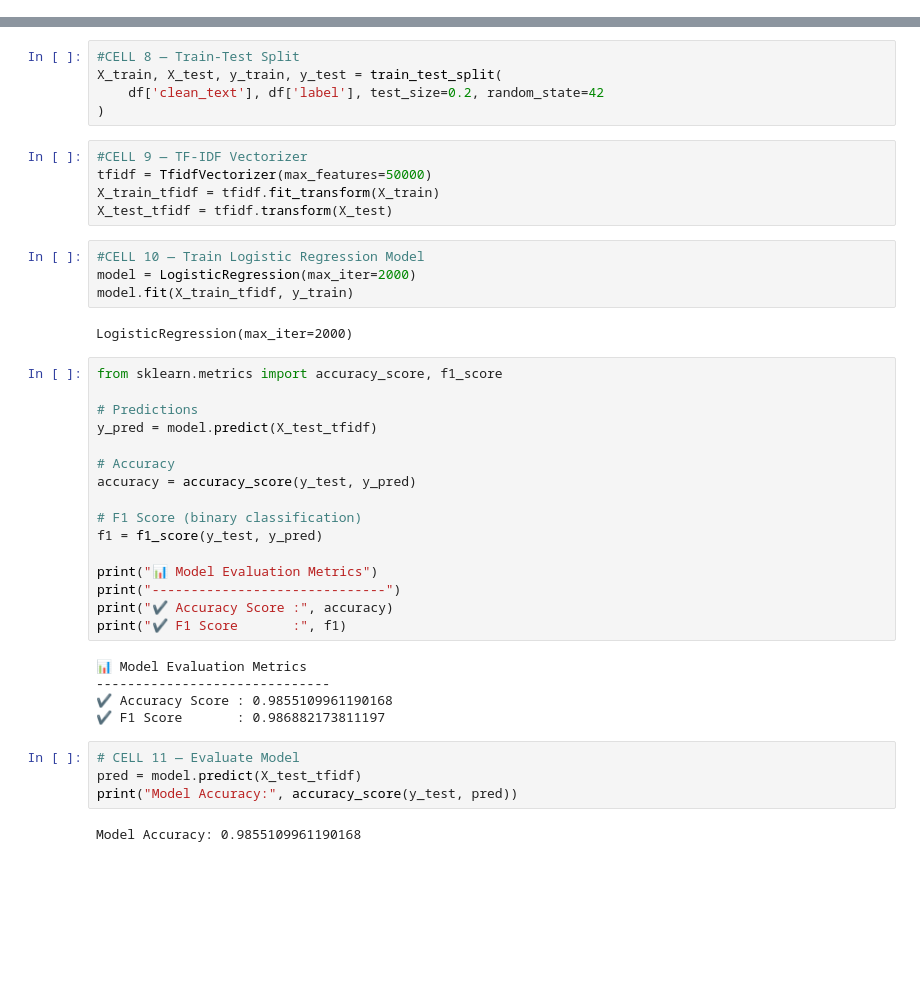
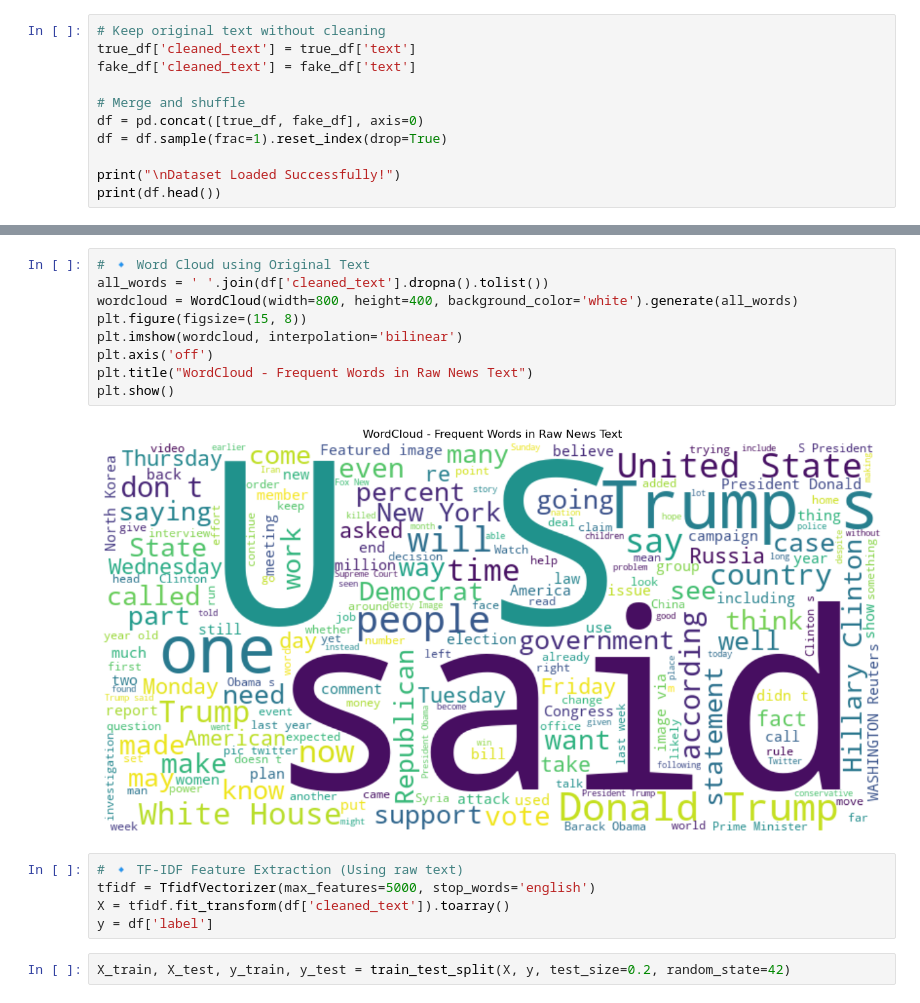
Before and after one commit to AquibAftab/Fake-News-Prediction, a Jupyter notebook: Fake_News_Detection.ipynb, the cells around one changed output, grey strips where cells are left out. Drawn from its saved outputs; the diff is of its cells as text; blank space fills up the shorter version.

```diff
--- a/Fake_News_Detection.ipynb
+++ b/Fake_News_Detection.ipynb
@@ -92,0 +21,11 @@ df[['text', 'clean_text']].head()
+# %%
+# Keep original text without cleaning
+true_df['cleaned_text'] = true_df['text']
+fake_df['cleaned_text'] = fake_df['text']
+
+# Merge and shuffle
+df = pd.concat([true_df, fake_df], axis=0)
+df = df.sample(frac=1).reset_index(drop=True)
+
+print("\nDataset Loaded Successfully!")
+print(df.head())
@@ -93,43 +50,18 @@ df[['text', 'clean_text']].head()
+# %%
+# 🔹 Word Cloud using Original Text
+all_words = ' '.join(df['cleaned_text'].dropna().tolist())
+wordcloud = WordCloud(width=800, height=400, background_color='white').generate(all_words)
+plt.figure(figsize=(15, 8))
+plt.imshow(wordcloud, interpolation='bilinear')
+plt.axis('off')
+plt.title("WordCloud - Frequent Words in Raw News Text")
+plt.show()
+# %% [output]
+[figure, added]
+# %%
+# 🔹 TF-IDF Feature Extraction (Using raw text)
+tfidf = TfidfVectorizer(max_features=5000, stop_words='english')
+X = tfidf.fit_transform(df['cleaned_text']).toarray()
+y = df['label']
 # %%
-#CELL 8 — Train-Test Split
-X_train, X_test, y_train, y_test = train_test_split(
-    df['clean_text'], df['label'], test_size=0.2, random_state=42
-)
+X_train, X_test, y_train, y_test = train_test_split(X, y, test_size=0.2, random_state=42)
-# %%
-#CELL 9 — TF-IDF Vectorizer
-tfidf = TfidfVectorizer(max_features=50000)
-X_train_tfidf = tfidf.fit_transform(X_train)
-X_test_tfidf = tfidf.transform(X_test)
-# %%
-#CELL 10 — Train Logistic Regression Model
-model = LogisticRegression(max_iter=2000)
-model.fit(X_train_tfidf, y_train)
-# %% [output]
-LogisticRegression(max_iter=2000)
-# %%
-from sklearn.metrics import accuracy_score, f1_score
-
-# Predictions
-y_pred = model.predict(X_test_tfidf)
-
-# Accuracy
-accuracy = accuracy_score(y_test, y_pred)
-
-# F1 Score (binary classification)
-f1 = f1_score(y_test, y_pred)
-
-print("📊 Model Evaluation Metrics")
-print("------------------------------")
-print("✔ Accuracy Score :", accuracy)
-print("✔ F1 Score       :", f1)
-# %% [output]
-📊 Model Evaluation Metrics
-------------------------------
-✔ Accuracy Score : 0.9855109961190168
-✔ F1 Score       : 0.986882173811197
-# %%
-# CELL 11 — Evaluate Model
-pred = model.predict(X_test_tfidf)
-print("Model Accuracy:", accuracy_score(y_test, pred))
-# %% [output]
-Model Accuracy: 0.9855109961190168
```
Also changed, not shown: parts of 14 cells of this notebook.
